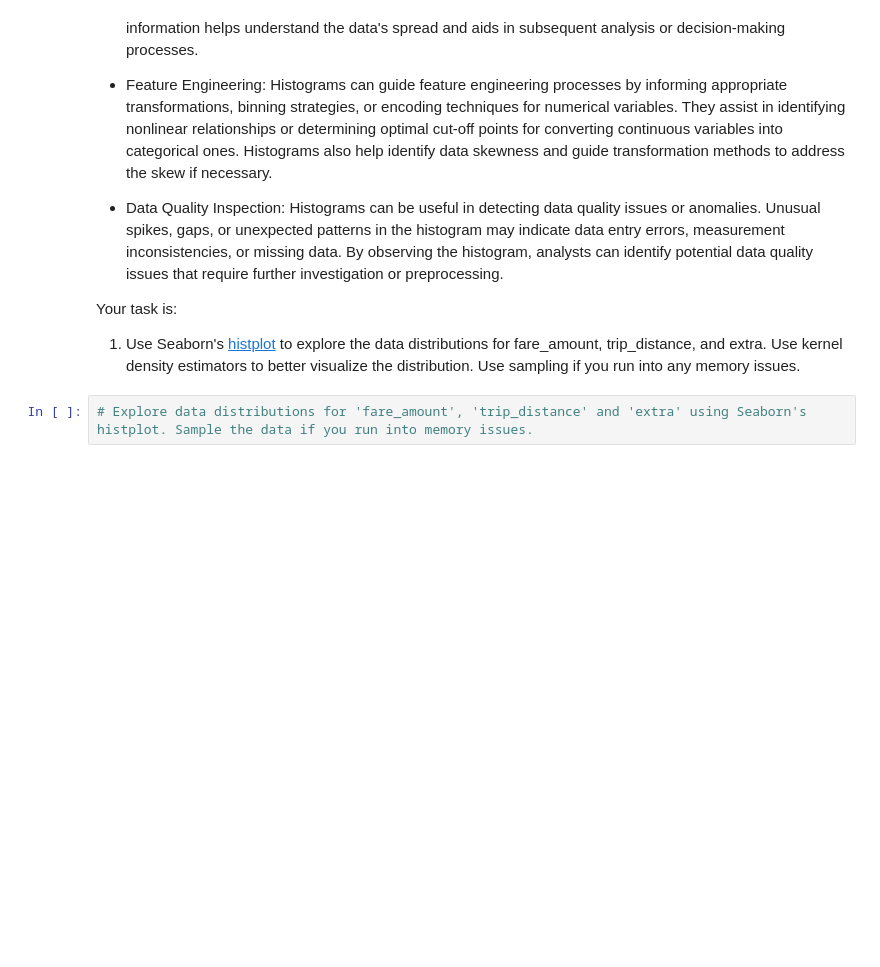
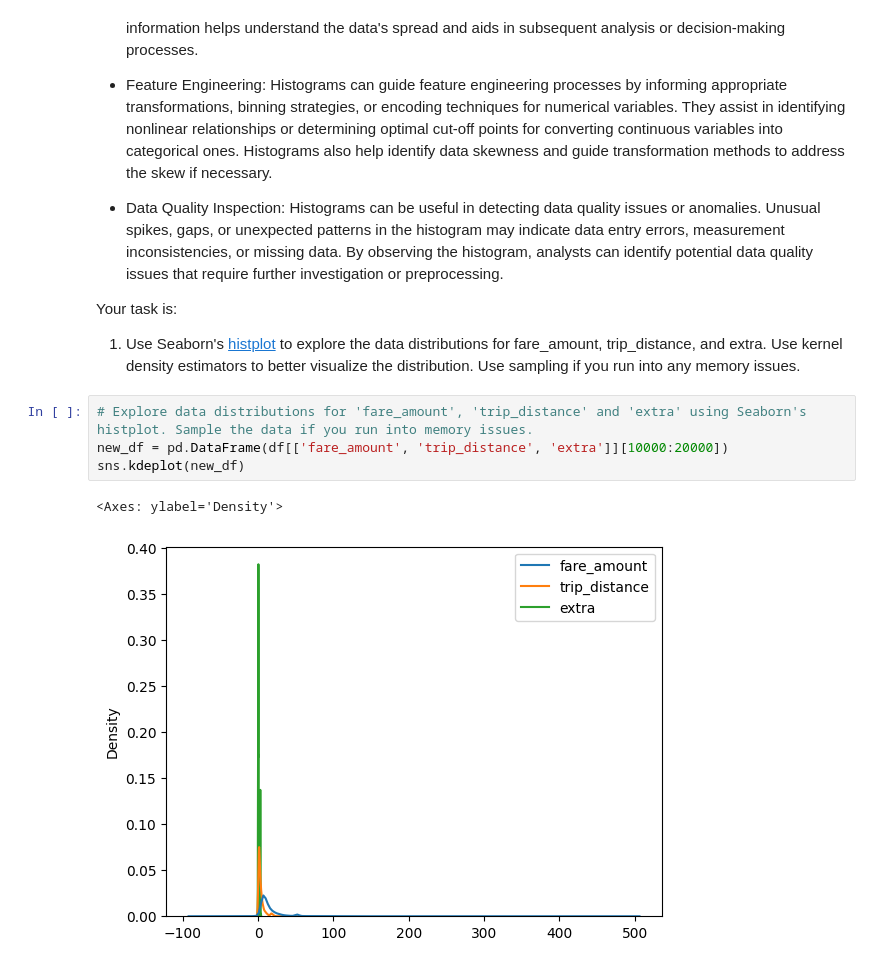
Before and after one commit to Topherrrrr/mec2-projects, a Jupyter notebook: Copy_of_Student_MLE_MiniProject_EDA.ipynb, the cells around one changed output. Drawn from its saved outputs; the diff is of its cells as text; blank space fills up the shorter version.

```diff
--- a/Copy_of_Student_MLE_MiniProject_EDA.ipynb
+++ b/Copy_of_Student_MLE_MiniProject_EDA.ipynb
@@ -277,3 +301,8 @@ Your task is:
   1. Use Seaborn's [histplot](https://seaborn.pydata.org/generated/seaborn.histplot.html) to explore the data distributions for fare_amount, trip_distance, and extra. Use kernel density estimators to better visualize the distribution. Use sampling if you run into any memory issues.
 # %%
 # Explore data distributions for 'fare_amount', 'trip_distance' and 'extra' using Seaborn's histplot. Sample the data if you run into memory issues.
+new_df = pd.DataFrame(df[['fare_amount', 'trip_distance', 'extra']][10000:20000])
+sns.kdeplot(new_df)
+# %% [output]
+<Axes: ylabel='Density'>
+[figure, added]
```
Also changed, not shown: parts of 9 cells of this notebook.
